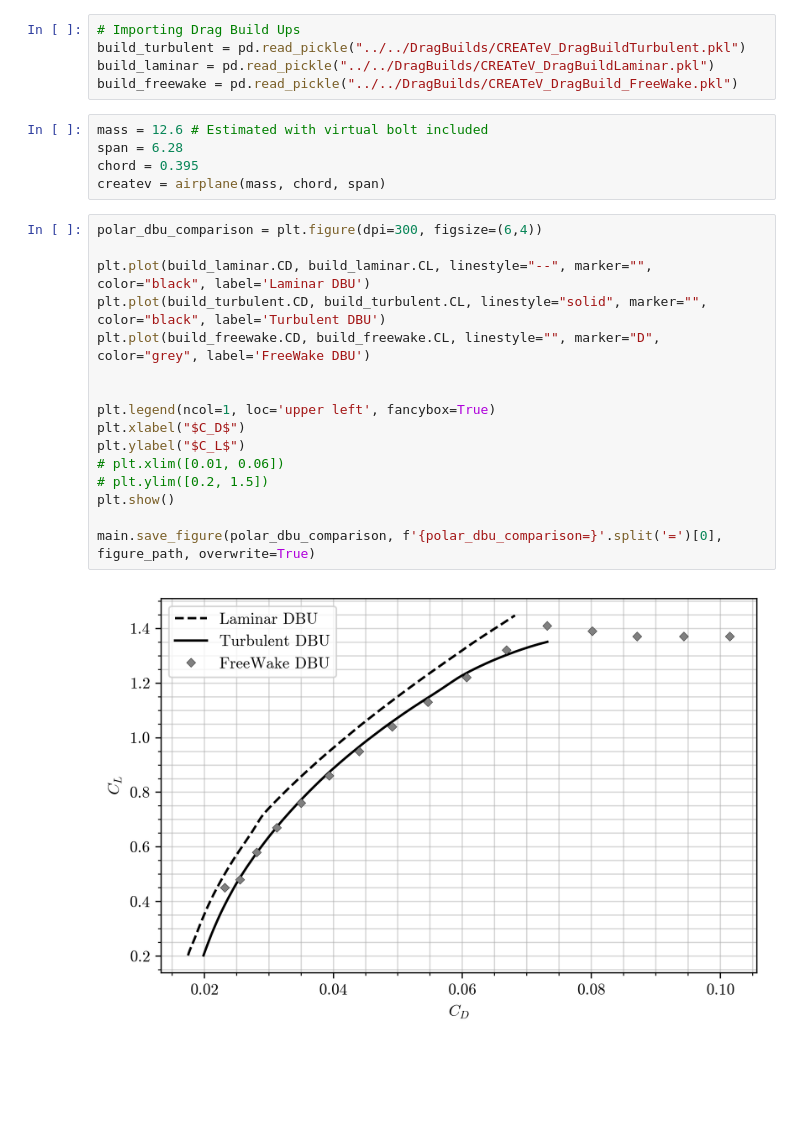
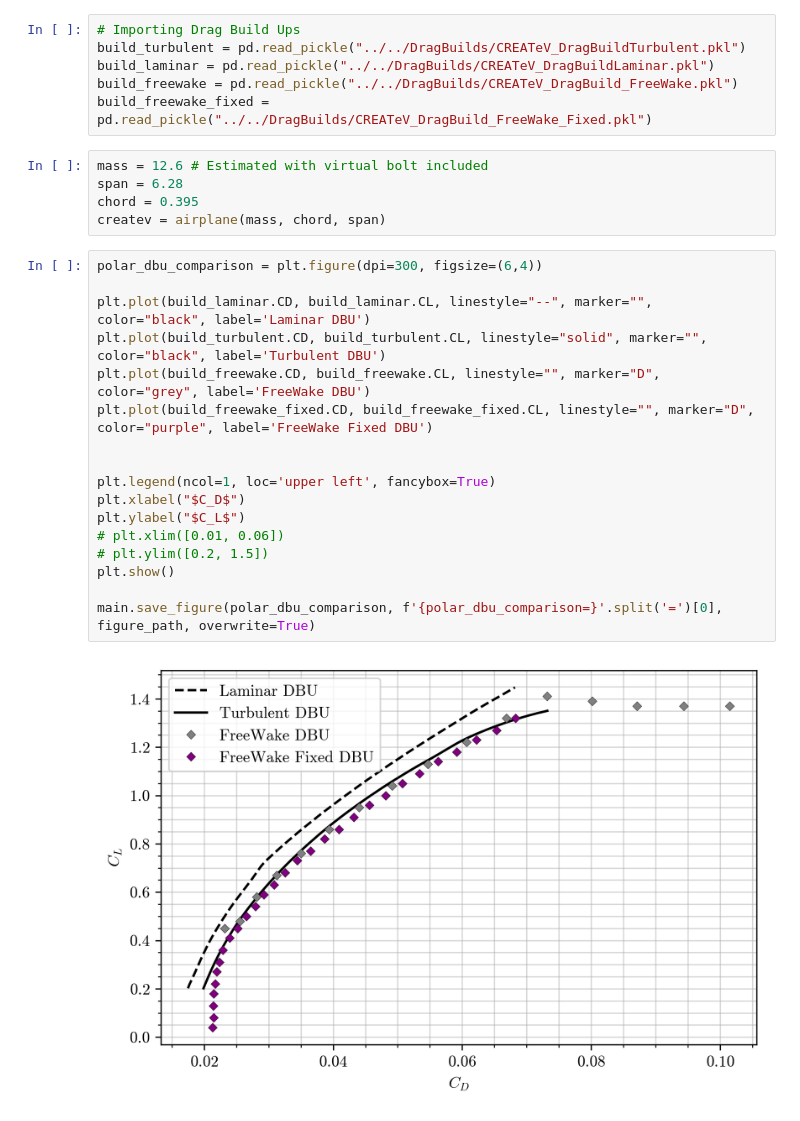
Before and after one commit to wkemp-edu/ArduPilot_AnalysisSuite, a Jupyter notebook: Investigations/13_PlottingNExport_Visualization/dragbuild_comparison.ipynb, the cells around one changed output. Cells and saved outputs as stored; diff of their text form; blank space fills up the shorter version.

Commit message:
added drag builds

```diff
--- a/Investigations/13_PlottingNExport_Visualization/dragbuild_comparison.ipynb
+++ b/Investigations/13_PlottingNExport_Visualization/dragbuild_comparison.ipynb
@@ -34,6 +34,7 @@ if not os.path.exists(figure_path):
 build_turbulent = pd.read_pickle("../../DragBuilds/CREATeV_DragBuildTurbulent.pkl")
 build_laminar = pd.read_pickle("../../DragBuilds/CREATeV_DragBuildLaminar.pkl")
 build_freewake = pd.read_pickle("../../DragBuilds/CREATeV_DragBuild_FreeWake.pkl")
+build_freewake_fixed = pd.read_pickle("../../DragBuilds/CREATeV_DragBuild_FreeWake_Fixed.pkl")
 # %%
 mass = 12.6 # Estimated with virtual bolt included
 span = 6.28
@@ -42,18 +43,19 @@ createv = airplane(mass, chord, span)
 # %%
 polar_dbu_comparison = plt.figure(dpi=300, figsize=(6,4))
 
 plt.plot(build_laminar.CD, build_laminar.CL, linestyle="--", marker="", color="black", label='Laminar DBU')
 plt.plot(build_turbulent.CD, build_turbulent.CL, linestyle="solid", marker="", color="black", label='Turbulent DBU')
 plt.plot(build_freewake.CD, build_freewake.CL, linestyle="", marker="D", color="grey", label='FreeWake DBU')
+plt.plot(build_freewake_fixed.CD, build_freewake_fixed.CL, linestyle="", marker="D", color="purple", label='FreeWake Fixed DBU')
 
 
 plt.legend(ncol=1, loc='upper left', fancybox=True)
 plt.xlabel("$C_D$")
 plt.ylabel("$C_L$")
 # plt.xlim([0.01, 0.06])
 # plt.ylim([0.2, 1.5])
 plt.show()
 
 main.save_figure(polar_dbu_comparison, f'{polar_dbu_comparison=}'.split('=')[0], figure_path, overwrite=True)
 # %% [output]
-[figure, old version]
+[figure, new version]
```
Also changed, not shown: 10 other files.
